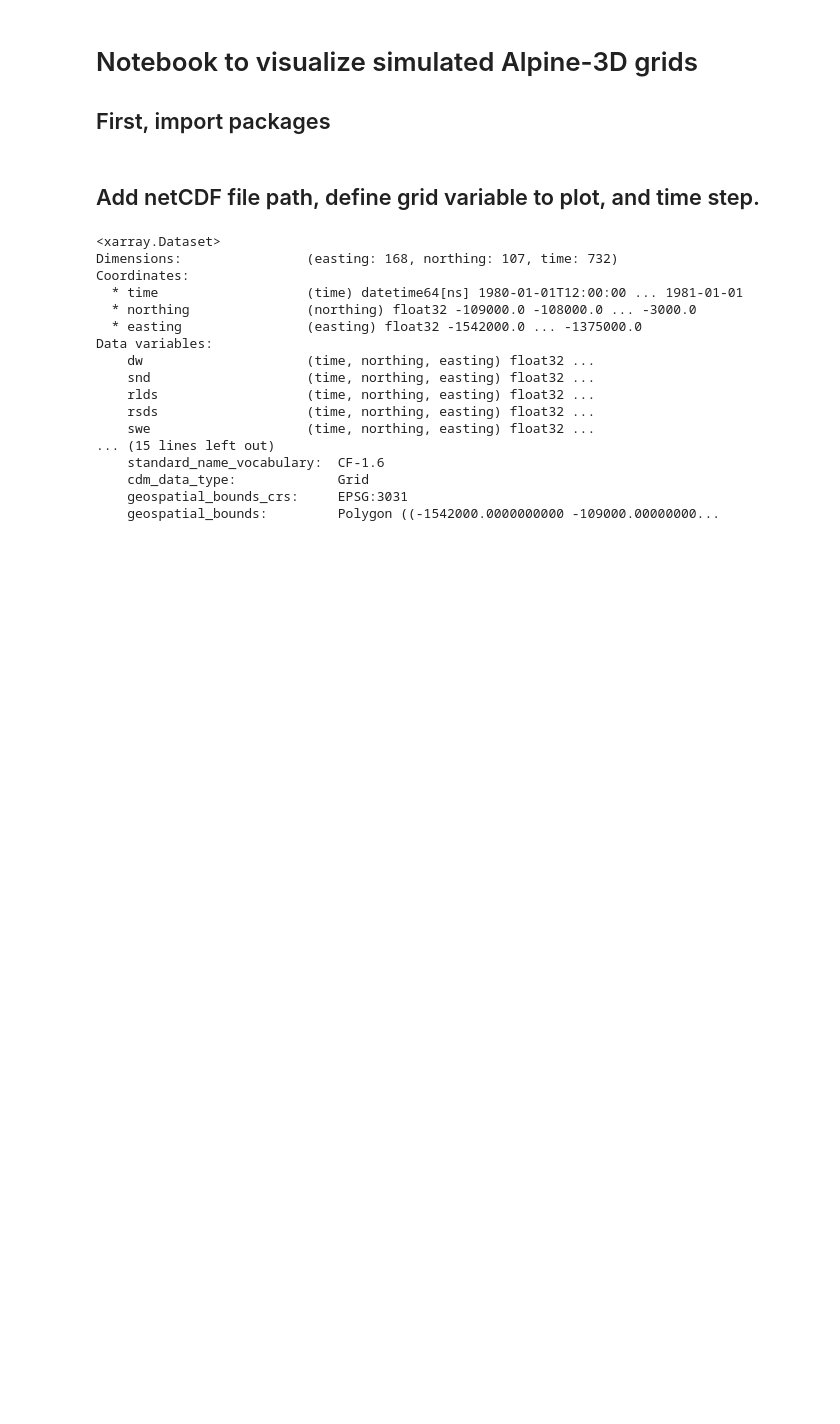
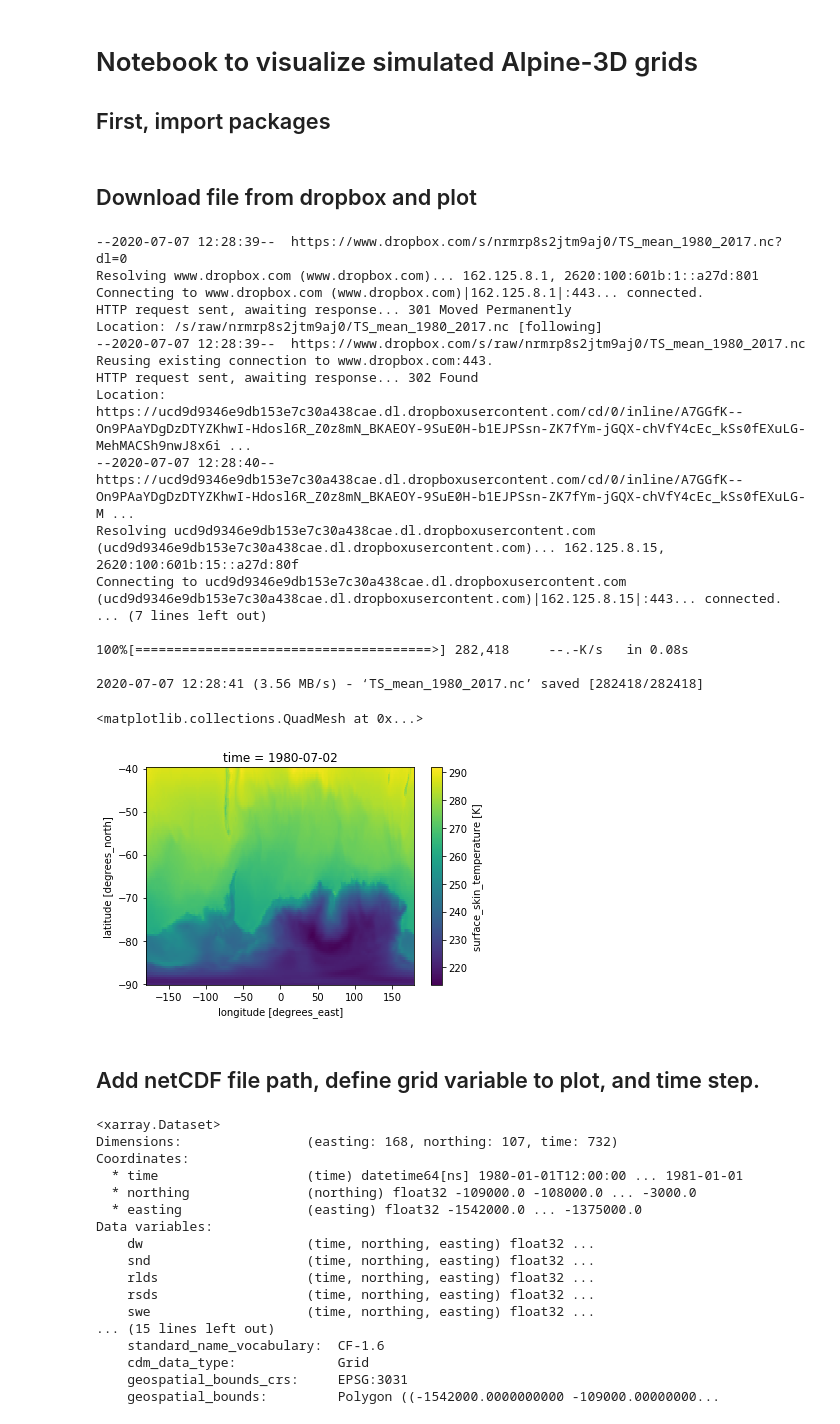
Before and after one commit to EricKeenan/SNOWPACK_WAIS, a Jupyter notebook: analysis/Visualize_A3D_grids.ipynb, the cells around one changed output. Cells and saved outputs as stored; diff of their text form; code cells hidden in the pictures; blank space fills up the shorter version.

Commit message:
Download public file in my binder

```diff
--- a/analysis/Visualize_A3D_grids.ipynb
+++ b/analysis/Visualize_A3D_grids.ipynb
@@ -12,6 +13,32 @@ import glob
 import moviepy.editor as mpy
 from palettable.colorbrewer.sequential import *
 from palettable.colorbrewer.diverging import *
+# %% [markdown]
+## Download file from dropbox and plot
+# %%
+!wget -O TS_mean_1980_2017.nc https://www.dropbox.com/s/nrmrp8s2jtm9aj0/TS_mean_1980_2017.nc?dl=0
+TS_mean = xr.open_dataset(file_name)
+TS_mean['TS'].plot()
+# %% [output]
+--2020-07-07 12:28:39--  https://www.dropbox.com/s/nrmrp8s2jtm9aj0/TS_mean_1980_2017.nc?dl=0
+Resolving www.dropbox.com (www.dropbox.com)... 162.125.8.1, 2620:100:601b:1::a27d:801
+Connecting to www.dropbox.com (www.dropbox.com)|162.125.8.1|:443... connected.
+HTTP request sent, awaiting response... 301 Moved Permanently
+Location: /s/raw/nrmrp8s2jtm9aj0/TS_mean_1980_2017.nc [following]
+--2020-07-07 12:28:39--  https://www.dropbox.com/s/raw/nrmrp8s2jtm9aj0/TS_mean_1980_2017.nc
+Reusing existing connection to www.dropbox.com:443.
+HTTP request sent, awaiting response... 302 Found
+Location: https://ucd9d9346e9db153e7c30a438cae.dl.dropboxusercontent.com/cd/0/inline/A7GGfK--On9PAaYDgDzDTYZKhwI-Hdosl6R_Z0z8mN_BKAEOY-9SuE0H-b1EJPSsn-ZK7fYm-jGQX-chVfY4cEc_kSs0fEXuLG-MehMACSh9nwJ8x6i ...
+--2020-07-07 12:28:40--  https://ucd9d9346e9db153e7c30a438cae.dl.dropboxusercontent.com/cd/0/inline/A7GGfK--On9PAaYDgDzDTYZKhwI-Hdosl6R_Z0z8mN_BKAEOY-9SuE0H-b1EJPSsn-ZK7fYm-jGQX-chVfY4cEc_kSs0fEXuLG-M ...
+Resolving ucd9d9346e9db153e7c30a438cae.dl.dropboxusercontent.com (ucd9d9346e9db153e7c30a438cae.dl.dropboxusercontent.com)... 162.125.8.15, 2620:100:601b:15::a27d:80f
+Connecting to ucd9d9346e9db153e7c30a438cae.dl.dropboxusercontent.com (ucd9d9346e9db153e7c30a438cae.dl.dropboxusercontent.com)|162.125.8.15|:443... connected.
+... (7 lines left out)
+
+100%[======================================>] 282,418     --.-K/s   in 0.08s
+
+2020-07-07 12:28:41 (3.56 MB/s) - ‘TS_mean_1980_2017.nc’ saved [282418/282418]
+<matplotlib.collections.QuadMesh at 0x...>
+[figure, added]
 # %% [markdown]
 ## Add netCDF file path, define grid variable to plot, and time step.
 # %%
```
Also changed, not shown: parts of 1 cell of this notebook, 3 other files.
